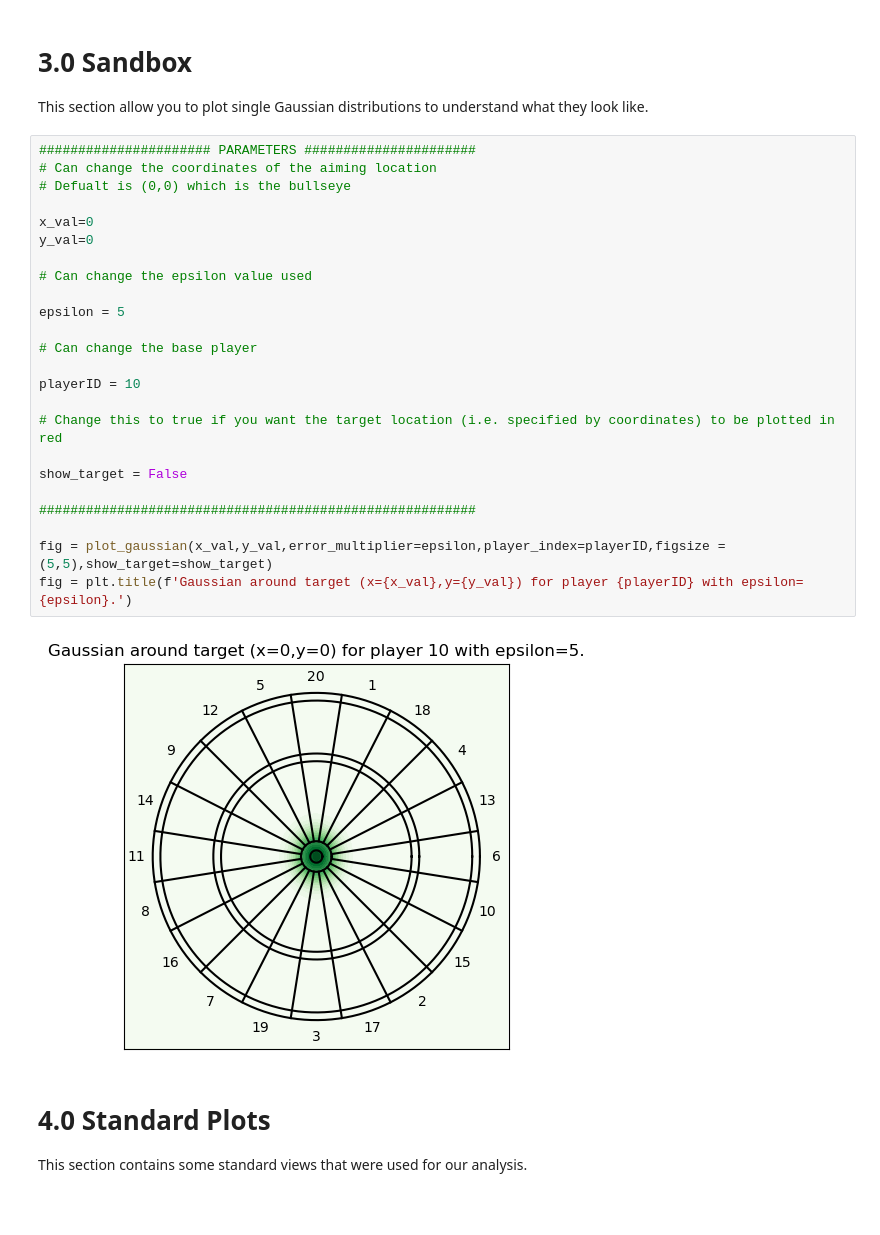
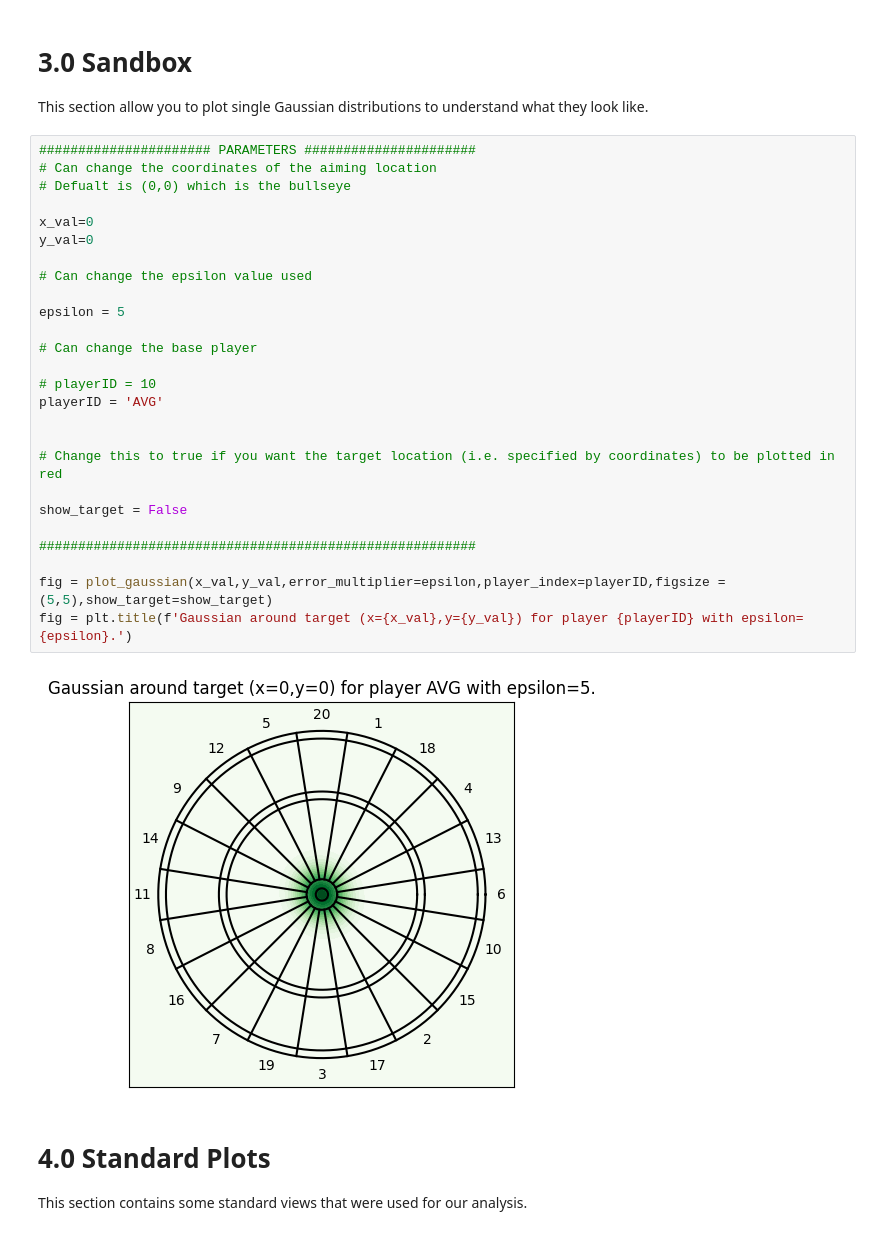
Before and after one commit to rachael-walker/darts-thesis, a Jupyter notebook: analysis/0_analysis_skill/0_1_eda_skill_models.ipynb, the cells around one changed output. Drawn from its saved outputs; the diff is of its cells as text; blank space fills up the shorter version.

```diff
--- a/analysis/0_analysis_skill/0_1_eda_skill_models.ipynb
+++ b/analysis/0_analysis_skill/0_1_eda_skill_models.ipynb
@@ -122,29 +123,31 @@ This section allow you to plot single Gaussian distributions to understand what
 # %%
 ###################### PARAMETERS ######################
 # Can change the coordinates of the aiming location
 # Defualt is (0,0) which is the bullseye
 
 x_val=0
 y_val=0
 
 # Can change the epsilon value used
 
 epsilon = 5
 
 # Can change the base player
 
-playerID = 10
+# playerID = 10
+playerID = 'AVG'
+
 
 # Change this to true if you want the target location (i.e. specified by coordinates) to be plotted in red
 
 show_target = False
 
 ########################################################
 
 fig = plot_gaussian(x_val,y_val,error_multiplier=epsilon,player_index=playerID,figsize = (5,5),show_target=show_target)
 fig = plt.title(f'Gaussian around target (x={x_val},y={y_val}) for player {playerID} with epsilon={epsilon}.')
 # %% [output]
-[figure, old version]
+[figure, new version]
 # %% [markdown]
 # 4.0 Standard Plots
 
```
Also changed, not shown: parts of 6 cells of this notebook, 9 other files.
